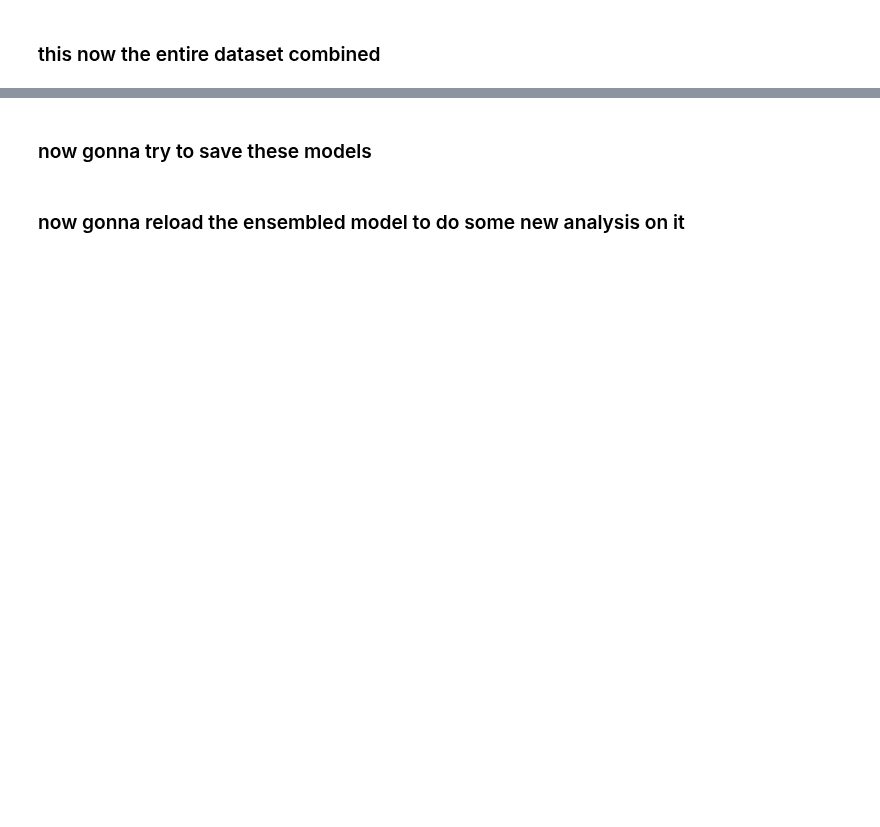
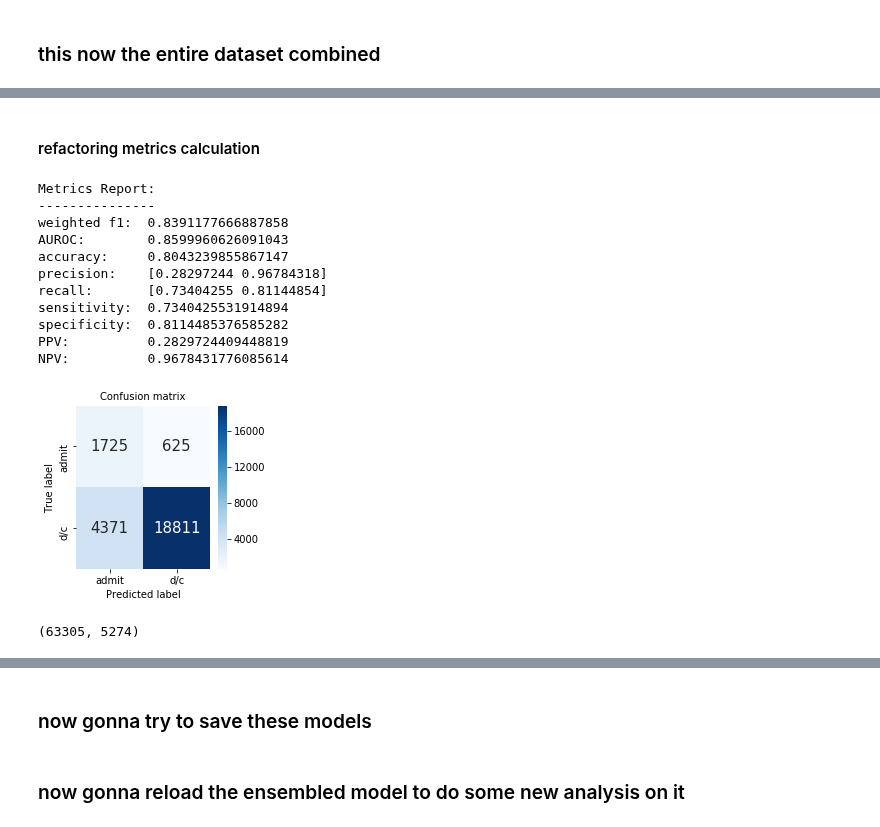
Before and after one commit to Jaskolk/ed-triage, a Jupyter notebook: ED_triage_xgb-v3.ipynb, the cells around one changed output, grey strips where cells are left out. Cells and saved outputs as stored; diff of their text form; code cells hidden in the pictures; blank space fills up the shorter version.

```diff
--- a/ED_triage_xgb-v3.ipynb
+++ b/ED_triage_xgb-v3.ipynb
@@ -385,0 +375,28 @@ thresholding_analysis(combined_predictions, y_test)
+# %% [markdown]
+#### refactoring metrics calculation
+# %%
+get_metrics(xgc6, y_test6, X_test6)
+# %% [output]
+Metrics Report:
+---------------
+weighted f1:  0.8391177666887858
+AUROC:        0.8599960626091043
+accuracy:     0.8043239855867147
+precision:    [0.28297244 0.96784318]
+recall:       [0.73404255 0.81144854]
+sensitivity:  0.7340425531914894
+specificity:  0.8114485376585282
+PPV:          0.2829724409448819
+NPV:          0.9678431776085614
+[figure, added]
+# %%
+egh = clin[clin['site']=='EGH']
+
+egh_idx = list(egh.index)
+
+egh_features = all_features[egh_idx]
+print(egh_features.shape)
+
+egh_target = target[egh_idx]
+# %% [output]
+(63305, 5274)
```
Also changed, not shown: parts of 35 cells of this notebook, 7 other files.
